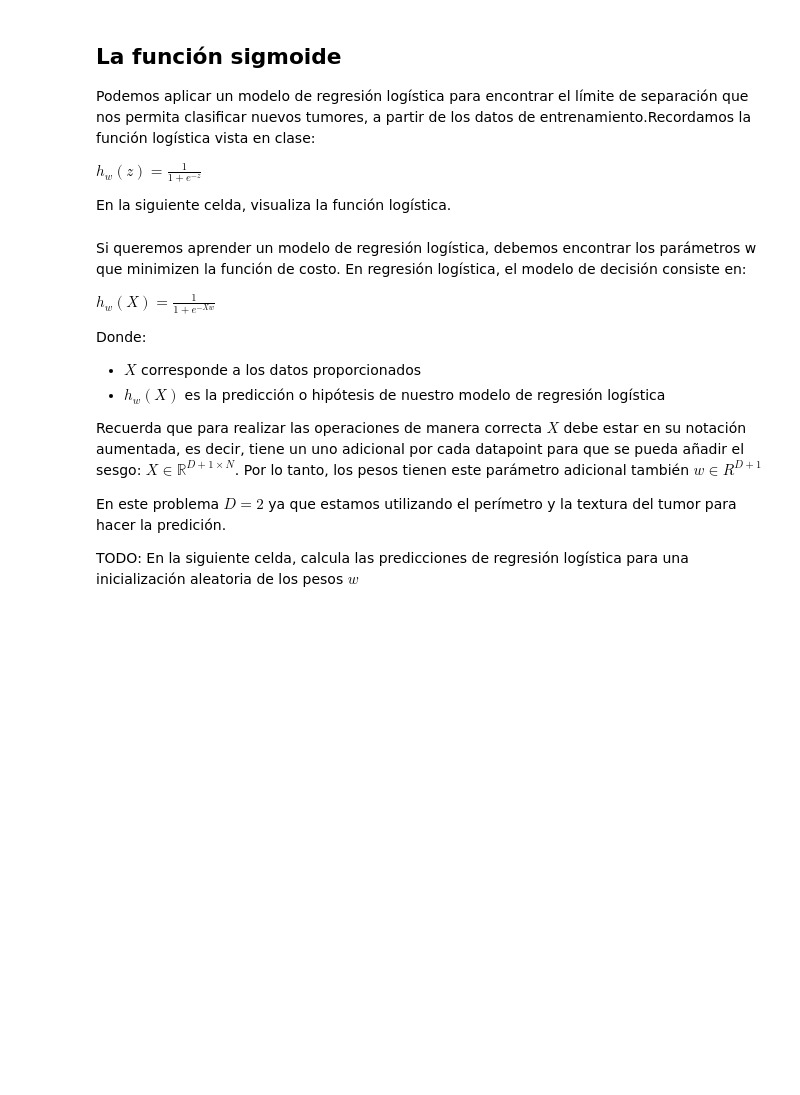
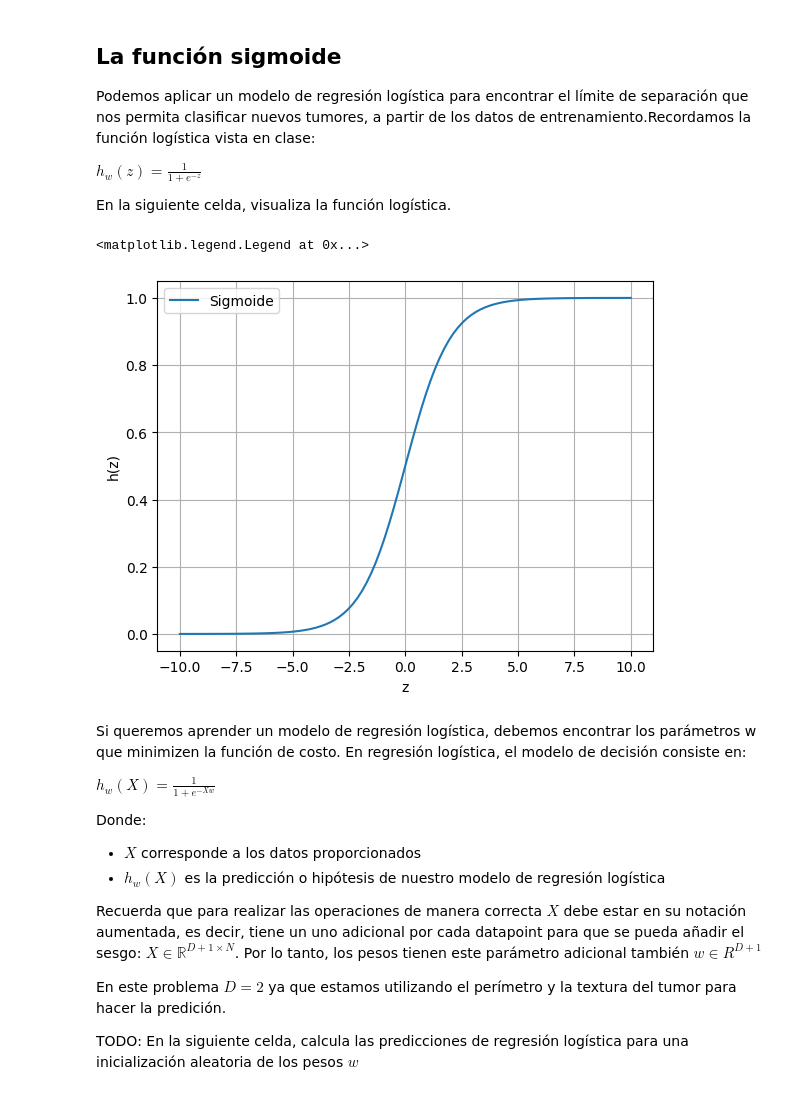
Before and after one commit to marflowersmar/ML25_MD_2025, a Jupyter notebook: src/ml25/E04_logistic_reg/logistic_regression.ipynb, the cells around one changed output. Saved outputs shown, nothing was run; the diff lists cells and outputs as text; code cells hidden in the pictures; blank space fills up the shorter version.

```diff
--- a/src/ml25/E04_logistic_reg/logistic_regression.ipynb
+++ b/src/ml25/E04_logistic_reg/logistic_regression.ipynb
@@ -114,20 +114,26 @@ $ h_w(z) = \frac{1}{1 + e^{-z}}$
 
 En la siguiente celda, visualiza la función logística.
 # %%
-import math
 def logistic(z):
     # TODO: Calcula la hipótesis h(z)
     # ====== Start of solution =====
-    # h = 1/(1+(math.e)**(-1*z))
+    h = 1/(1+np.exp(-1*z)) #---
     # ====== End of solution =====
     return h
 
 x = np.linspace(-10, 10, 100)
 y = logistic(x)
 # TODO: Grafica la función logística
 # ====== Start of solution =====
-
+plt.plot(x, y, label="Sigmoide") #---
+plt.xlabel("z") #---
+plt.ylabel("h(z)") #---
+plt.grid(True) #---
+plt.legend() #---
 # ====== End of solution =====
+# %% [output]
+<matplotlib.legend.Legend at 0x...>
+[figure, added]
 # %% [markdown]
 Si queremos aprender un modelo de regresión logística, debemos encontrar los parámetros w que minimizen la función de costo. En regresión logística, el modelo de decisión consiste en:
 
```
Also changed, not shown: parts of 5 cells of this notebook.
